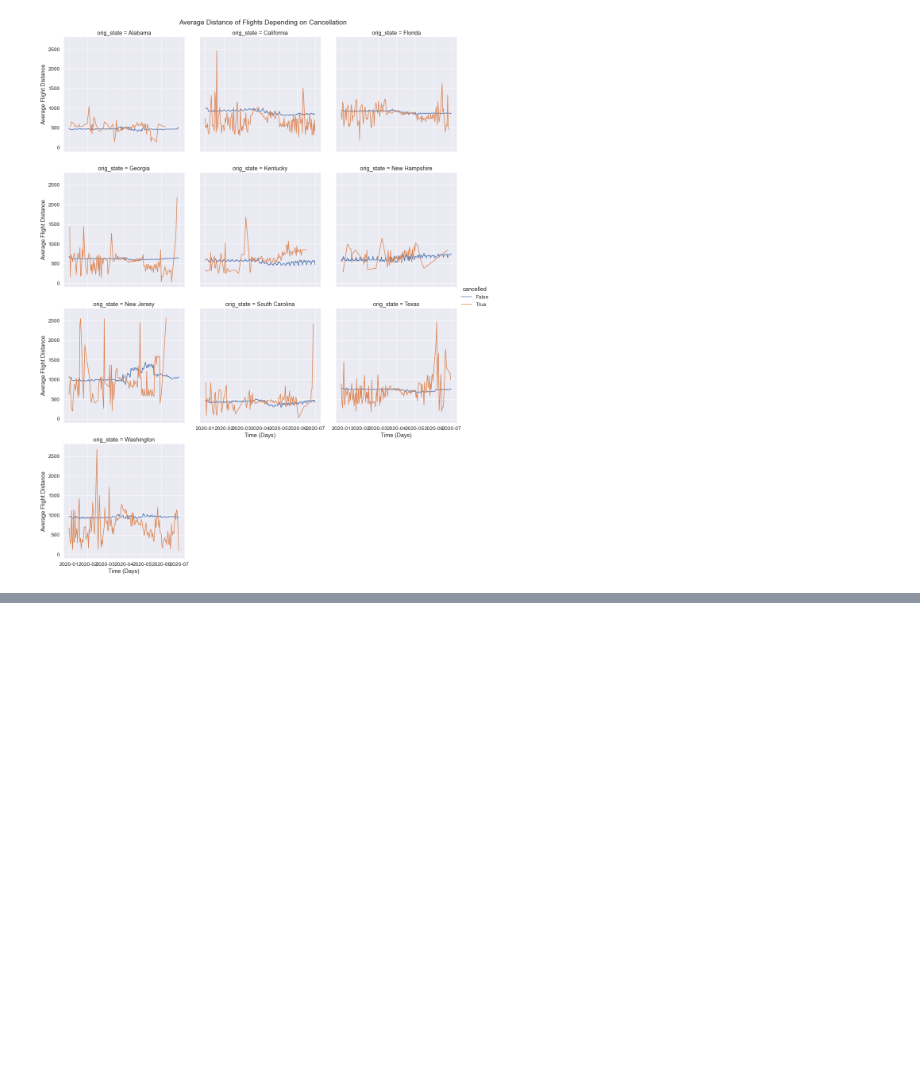
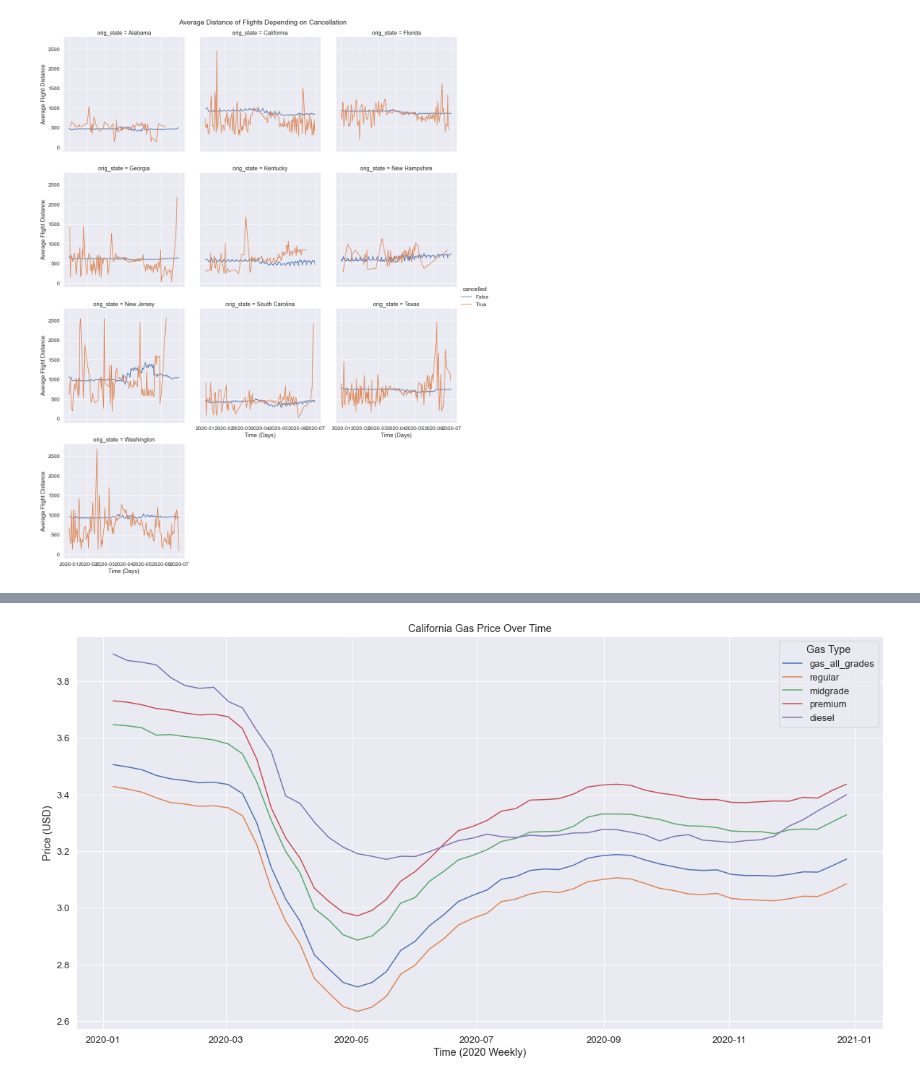
Before and after one commit to nahiJ/DATA-102-Final-Project, a Jupyter notebook: Workbook.ipynb, the cells around one changed output, grey strips where cells are left out. Saved outputs shown, nothing was run; the diff lists cells and outputs as text; code cells hidden in the pictures; blank space fills up the shorter version.

Commit message:
Added gas prices table and visualization.

```diff
--- a/Workbook.ipynb
+++ b/Workbook.ipynb
@@ -283,3 +283,8 @@ ax_5.fig.subplots_adjust(top=.95)
 ax_5.set_axis_labels(x_var="Time (Days)", y_var="Average Flight Distance");
 # %% [output]
 [figure]
+# %%
+gas = pd.read_csv("gas_prices.csv")
+gas.columns = gas.iloc[1].fillna('DROP')
+gas = gas.drop([0, 1]).drop("DROP", axis=1)
+gas
@@ -285,0 +305,21 @@ ax_5.set_axis_labels(x_var="Time (Days)", y_var="Average Flight Distance");
+# %%
+gas = gas.rename(columns={"Date": "date",
+                          "Weekly California All Grades All Formulations Retail Gasoline Prices  (Dollars per Gallon)": "gas_all_grades",
+                          "Weekly California Regular All Formulations Retail Gasoline Prices  (Dollars per Gallon)": "regular",
+                          "Weekly California Midgrade All Formulations Retail Gasoline Prices  (Dollars per Gallon)": "midgrade",
+                          "Weekly California Premium All Formulations Retail Gasoline Prices  (Dollars per Gallon)": "premium",
+                          "Weekly California No 2 Diesel Retail Prices  (Dollars per Gallon)": "diesel"})
+
+gas_c = gas[["date", "gas_all_grades", "regular", "midgrade", "premium", "diesel"]]
+
+gas_c["date"] = pd.to_datetime(gas["date"], format="%b %d, %Y")
+date_range = (gas_c["date"] > "2020-1-1") & (gas_c["date"] <= "2021-1-1")
+gas_c = gas_c.loc[date_range]
+
+gas_c["gas_all_grades"] = gas_c["gas_all_grades"].astype(float)
+gas_c["regular"] = gas_c["regular"].astype(float)
+gas_c["midgrade"] = gas_c["midgrade"].astype(float)
+gas_c["premium"] = gas_c["premium"].astype(float)
+gas_c["diesel"] = gas_c["diesel"].astype(float)
+
+gas_c.head()
@@ -285,0 +333,3 @@ ax_5.set_axis_labels(x_var="Time (Days)", y_var="Average Flight Distance");
+# %%
+gas_m = gas_c.melt("date", var_name="gas_type", value_name="price")
+gas_m
@@ -285,0 +350,7 @@ ax_5.set_axis_labels(x_var="Time (Days)", y_var="Average Flight Distance");
+# %%
+ax_6 = sns.lineplot(data=gas_m, x="date", y="price", hue="gas_type")
+ax_6.set_title("California Gas Price Over Time")
+ax_6.set(xlabel="Time (2020 Weekly)", ylabel="Price (USD)")
+ax_6.legend(title="Gas Type");
+# %% [output]
+[figure, added]
```
Also changed, not shown: parts of 3 cells of this notebook.
